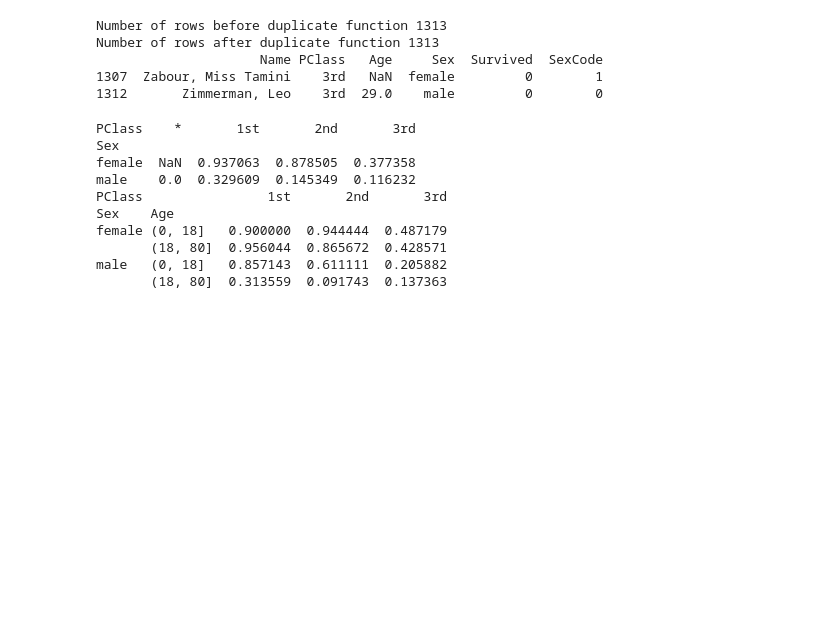
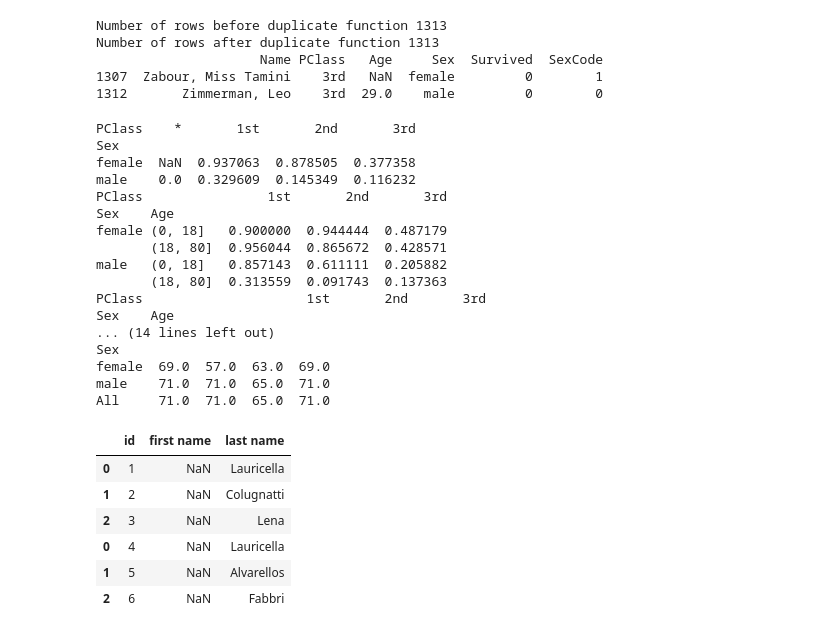
Before and after one commit to jplauris91/Experimentos-Python, a Jupyter notebook: Practica Pandas.ipynb, the cells around one changed output. Drawn from its saved outputs; the diff is of its cells as text; code cells hidden in the pictures; blank space fills up the shorter version.

```diff
--- a/Practica Pandas.ipynb
+++ b/Practica Pandas.ipynb
@@ -483,6 +483,26 @@ age = pd.cut(dataframe['Age'],[0, 18, 80])
 df7 = dataframe.pivot_table('Survived',index= ['Sex',age],columns='PClass')
 
 print(df7)
+
+#Puedo tmb hacer particiones por cuartiles usando qcut
+
+age = pd.qcut(dataframe['Age'],4) #Cantidad de cuartiles
+
+df7 = dataframe.pivot_table('Survived',index=['Sex',age],columns='PClass')
+
+print(df7)
+
+#Puedo tmb realizar varias funciones de agragación en la misma pivot
+
+df7 = dataframe.pivot_table(index=['Sex'],columns=['PClass'], aggfunc={'Survived':np.std,'Age':np.mean})
+
+print(df7)
+
+#Por último, puedo sumarizar los totales de filas y columnas, dependiendo de la función de agregación elegida, con el parámetro margins
+
+df7 = dataframe.pivot_table('Age',index='Sex',columns='PClass',aggfunc={'Age':max},margins=True)
+
+print(df7)
 # %% [output]
 PClass    *       1st       2nd       3rd
 Sex
@@ -494,3 +514,41 @@ female (0, 18]   0.900000  0.944444  0.487179
        (18, 80]  0.956044  0.865672  0.428571
 male   (0, 18]   0.857143  0.611111  0.205882
        (18, 80]  0.313559  0.091743  0.137363
+PClass                     1st       2nd       3rd
+Sex    Age
+... (14 lines left out)
+Sex
+female  69.0  57.0  63.0  69.0
+male    71.0  71.0  65.0  71.0
+All     71.0  71.0  65.0  71.0
+# %%
+#Concatenando
+
+#Tengo dos diccionarios
+
+data_a = {'id':[1, 2, 3]
+          ,'first Name': ['Juan', 'Pablo', 'Diego']
+         ,'last name': ['Lauricella', 'Colugnatti','Lena']
+         }
+
+data_b ={'id':[4, 5, 6]
+          ,'first Name': ['Johnny', 'Andrés', 'Cristina']
+         ,'last name': ['Lauricella', 'Alvarellos','Fabbri']
+         }
+
+dataframe_a = pd.DataFrame(data_a,columns=['id','first name', 'last name'])
+
+dataframe_b = pd.DataFrame(data_b,columns=['id','first name','last name'])
+
+#concatenando por filas
+data_all = pd.concat([dataframe_a,dataframe_b],axis=0)
+
+data_all
+# %% [output]
+|  | id | first name | last name |
+| 0 | 1 | NaN | Lauricella |
+| 1 | 2 | NaN | Colugnatti |
+| 2 | 3 | NaN | Lena |
+| 0 | 4 | NaN | Lauricella |
+| 1 | 5 | NaN | Alvarellos |
+| 2 | 6 | NaN | Fabbri |
```
Also changed, not shown: parts of 3 cells of this notebook.
